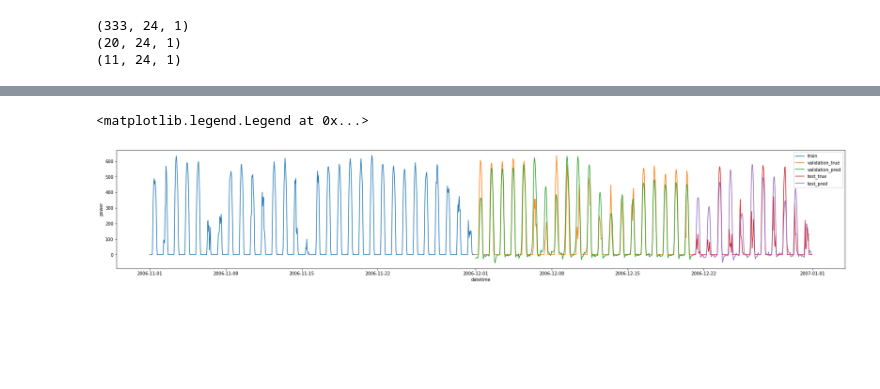
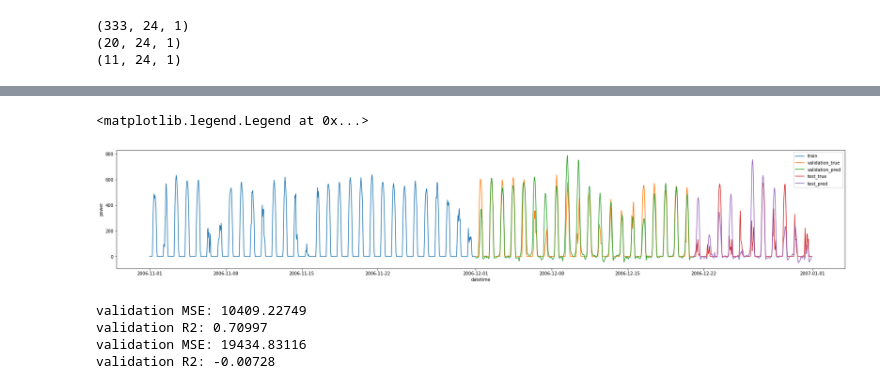
Before and after one commit to Yyyyyjkim/Time_series, a Jupyter notebook: 03_Deeplearning_models/01_LSTM/01_bidirectional_LSTM_data_composition_1.ipynb, the cells around one changed output, grey strips where cells are left out. Drawn from its saved outputs; the diff is of its cells as text; code cells hidden in the pictures; blank space fills up the shorter version.

```diff
--- a/03_Deeplearning_models/01_LSTM/01_bidirectional_LSTM_data_composition_1.ipynb
+++ b/03_Deeplearning_models/01_LSTM/01_bidirectional_LSTM_data_composition_1.ipynb
@@ -25,10 +22,18 @@ pv[['alt', 'azi', 'temp', 'dwpt', 'rhum', 'wspd', 'pres']] = x_scaler.transform(
-# %%
-pv = pv.set_index('datetime')
+# %%
+x_features = ['alt', 'azi', 'rad', 'temp', 'dwpt', 'rhum', 'prcp', 'wdir', 'wspd', 'pres']
+
+x_scaler = MinMaxScaler()
+x_scaler.fit(pv[x_features])
+pv[x_features] = x_scaler.transform(pv[x_features])
 # %%
+# iw=ow여야 한다.
 tz = timezone(timedelta(hours=-6))
 pv_train = pv.loc[:datetime(2006,11,30,23,tzinfo=tz)]
 pv_val = pv.loc[datetime(2006,11,30,00,tzinfo=tz):datetime(2006,12,20,23,tzinfo=tz)]
 pv_test = pv.loc[datetime(2006,12,20,00,tzinfo=tz):datetime(2006,12,31,23,tzinfo=tz)]
+
+pv_val_criterion = pv_val.loc[datetime(2006,12,1,00,tzinfo=tz):]
+pv_test_criterion = pv_test.loc[datetime(2006,12,21,00,tzinfo=tz):]
 # %% [markdown]
 # data loader
 
@@ -261,6 +268,9 @@ print(f"pred_val: {len(pred_val)}")
 pred_test = result_test[0]
 pred_test = power_scaler.inverse_transform(pred_test[:,:,0].reshape(-1,1))
 print(f"pred_test: {len(pred_test)}")
+
+pv_val_criterion['pred'] = pred_val.reshape(-1)
+pv_test_criterion['pred'] = pred_test.reshape(-1)
 # %% [output]
 pred_val: 480
 pred_test: 264
@@ -267,14 +287,25 @@ pred_test: 264
 # %%
 plt.figure(figsize=(30,5))
 
 sns.lineplot(pv_train.loc[datetime(2006,11,1,00,tzinfo=tz):].index, pv_train.loc[datetime(2006,11,1,00,tzinfo=tz):]['power'], label='train')
-sns.lineplot(pv_val.loc[datetime(2006,12,1,00,tzinfo=tz):].index, pv_val.loc[datetime(2006,12,1,00,tzinfo=tz):]['power'], label='validation_true')
-sns.lineplot(pv_val.loc[datetime(2006,12,1,00,tzinfo=tz):].index, pred_val.reshape(-1), label='validation_pred')
-sns.lineplot(pv_test.loc[datetime(2006,12,21,00,tzinfo=tz):].index, pv_test.loc[datetime(2006,12,21,00,tzinfo=tz):]['power'], label='test_true')
-sns.lineplot(pv_test.loc[datetime(2006,12,21,00,tzinfo=tz):].index, pred_test.reshape(-1), label='test_pred')
+sns.lineplot(pv_val_criterion.index, pv_val_criterion['power'], label='validation_true')
+sns.lineplot(pv_val_criterion.index, pv_val_criterion['pred'], label='validation_pred')
+sns.lineplot(pv_test_criterion.index, pv_test_criterion['power'], label='test_true')
+sns.lineplot(pv_test_criterion.index, pv_test_criterion['pred'], label='test_pred')
 plt.legend()
 # %% [output]
 <matplotlib.legend.Legend at 0x...>
-[figure, old version]
+[figure, new version]
+# %%
+print(f"validation MSE: {mean_squared_error(pv_val_criterion['power'], pv_val_criterion['pred']):.5f}")
+print(f"validation R2: {r2_score(pv_val_criterion['power'], pv_val_criterion['pred']):.5f}")
+
+print(f"validation MSE: {mean_squared_error(pv_test_criterion['power'], pv_test_criterion['pred']):.5f}")
+print(f"validation R2: {r2_score(pv_test_criterion['power'], pv_test_criterion['pred']):.5f}")
+# %% [output]
+validation MSE: 10409.22749
+validation R2: 0.70997
+validation MSE: 19434.83116
+validation R2: -0.00728
 # %%
 model.load_state_dict(torch.load(file_name))
```
Also changed, not shown: parts of 14 cells of this notebook, 11 other files.
